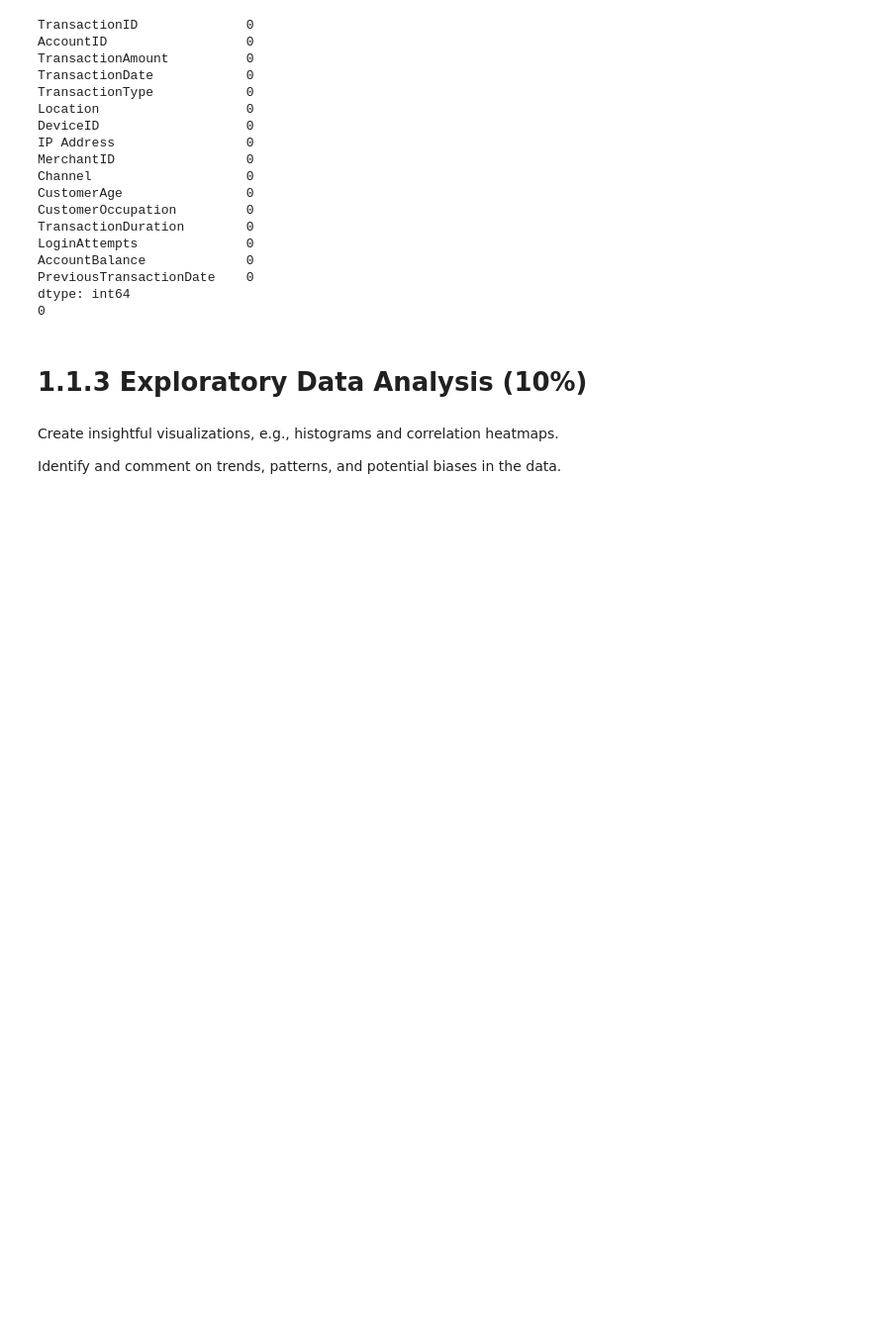
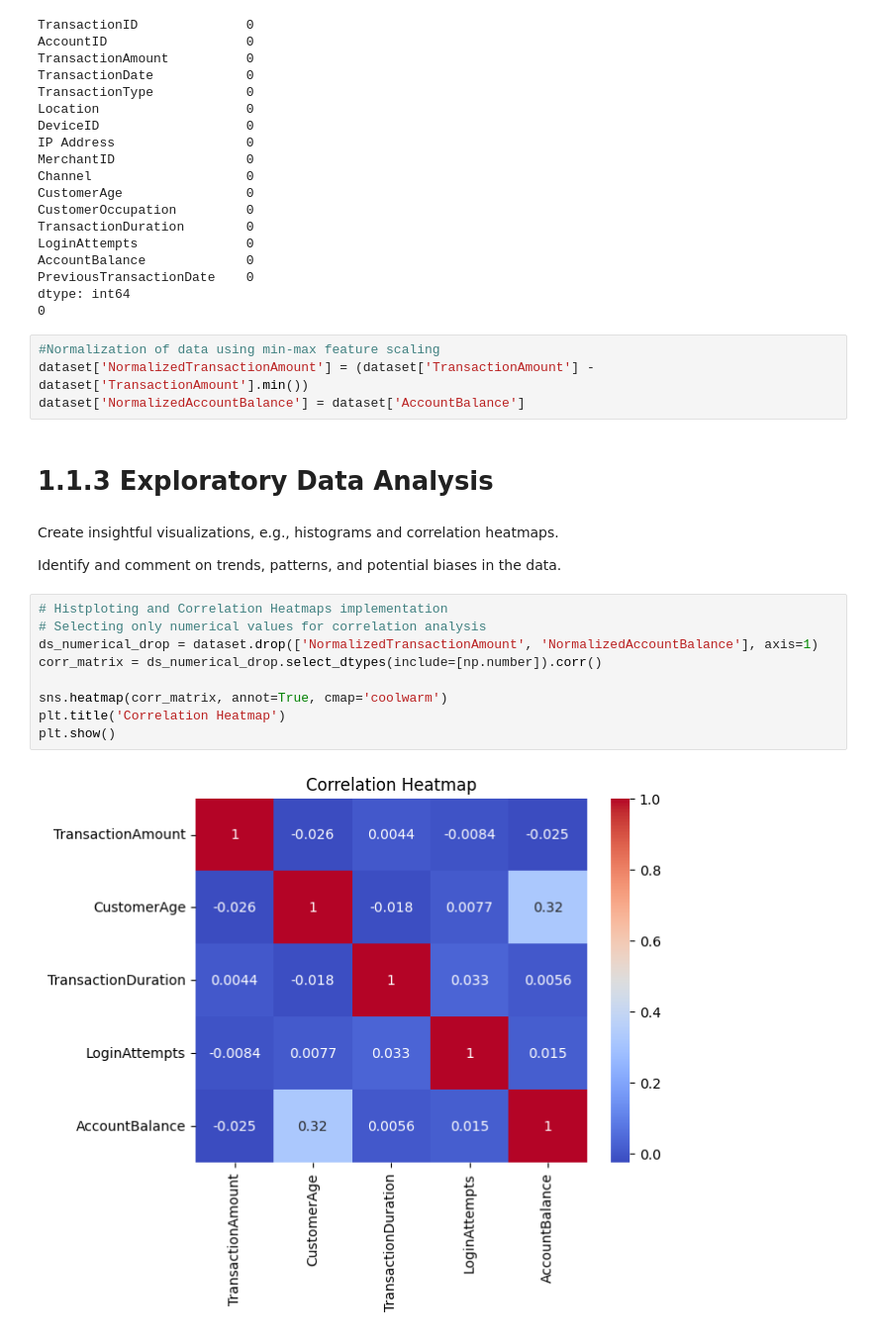
Before and after one commit to petar-Atanasov/CST3133_CW, a Jupyter notebook: CST3133_CourseWork_A.ipynb, the cells around one changed output. Shown at 99% size. Cells and saved outputs as stored; diff of their text form; blank space fills up the shorter version.

```diff
--- a/CST3133_CourseWork_A.ipynb
+++ b/CST3133_CourseWork_A.ipynb
@@ -119,9 +119,24 @@ AccountBalance             0
 PreviousTransactionDate    0
 dtype: int64
 0
+# %%
+#Normalization of data using min-max feature scaling
+dataset['NormalizedTransactionAmount'] = (dataset['TransactionAmount'] - dataset['TransactionAmount'].min())
+dataset['NormalizedAccountBalance'] = dataset['AccountBalance']
 # %% [markdown]
-# 1.1.3 Exploratory Data Analysis (10%)
+# 1.1.3 Exploratory Data Analysis
 # %% [markdown]
 Create insightful visualizations, e.g., histograms and correlation heatmaps.
 
 Identify and comment on trends, patterns, and potential biases in the data.
+# %%
+# Histploting and Correlation Heatmaps implementation
+# Selecting only numerical values for correlation analysis
+ds_numerical_drop = dataset.drop(['NormalizedTransactionAmount', 'NormalizedAccountBalance'], axis=1)
+corr_matrix = ds_numerical_drop.select_dtypes(include=[np.number]).corr()
+
+sns.heatmap(corr_matrix, annot=True, cmap='coolwarm')
+plt.title('Correlation Heatmap')
+plt.show()
+# %% [output]
+[figure, added]
```
Also changed, not shown: parts of 17 cells of this notebook.
